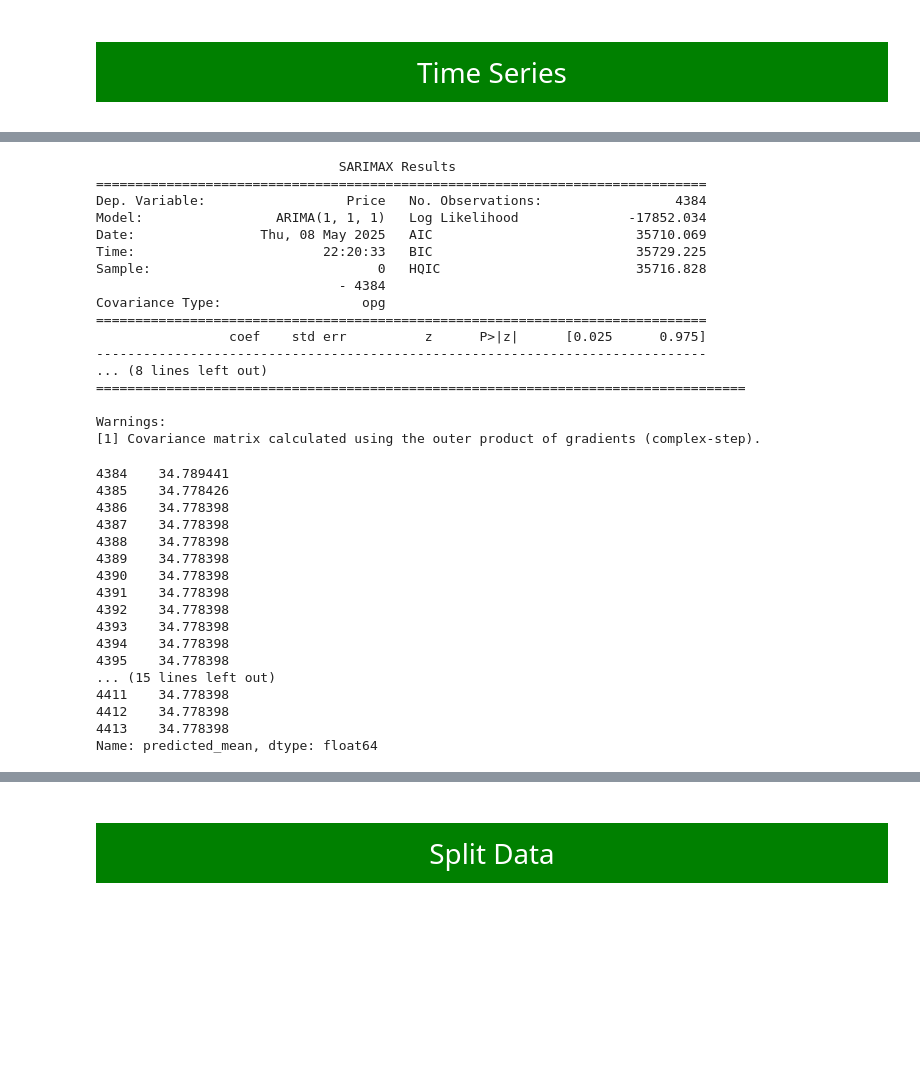
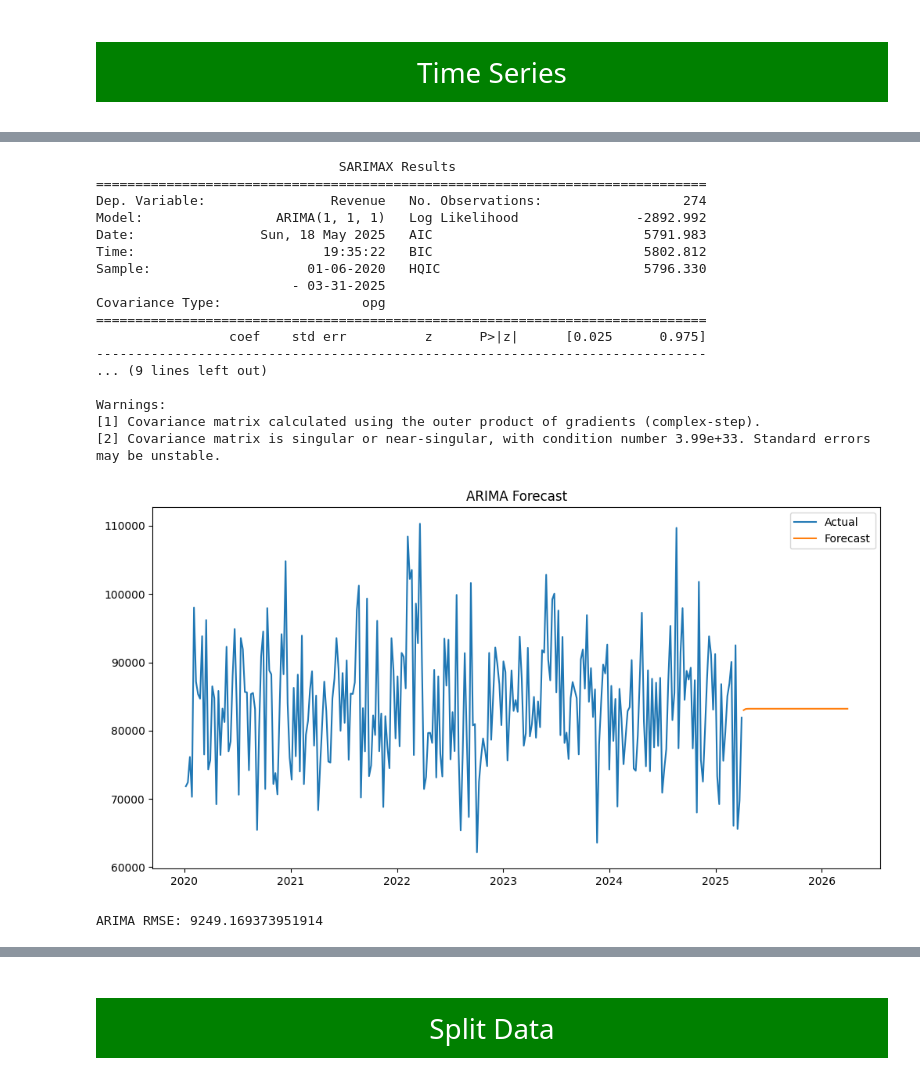
Before and after one commit to Islam-Ragab8/ML-, a Jupyter notebook: supplement-sales-data.ipynb, the cells around one changed output, grey strips where cells are left out. Cells and saved outputs as stored; diff of their text form; code cells hidden in the pictures; blank space fills up the shorter version.

Commit message:
Kaggle Notebook | LightGBM & Time Series | Version 2

```diff
--- a/supplement-sales-data.ipynb
+++ b/supplement-sales-data.ipynb
@@ -252,52 +292,58 @@ plt.show()
 # %%
 # Fit ARIMA model
-model = ARIMA(df['Price'], order=(1, 1, 1))
-model_fit = model.fit()
-print(model_fit.summary())
+model = ARIMA(weekly_sales, order=(1,1,1))  # مثال: (p,d,q) = (2,1,2)       p--> AR     q--->MA
+arima = model.fit()
+
+print(arima.summary())
 # %% [output]
                                SARIMAX Results
 ==============================================================================
-Dep. Variable:                  Price   No. Observations:                 4384
-Model:                 ARIMA(1, 1, 1)   Log Likelihood              -17852.034
-Date:                Thu, 08 May 2025   AIC                          35710.069
-Time:                        22:20:33   BIC                          35729.225
-Sample:                             0   HQIC                         35716.828
-                               - 4384
+Dep. Variable:                Revenue   No. Observations:                  274
+Model:                 ARIMA(1, 1, 1)   Log Likelihood               -2892.992
+Date:                Sun, 18 May 2025   AIC                           5791.983
+Time:                        19:35:22   BIC                           5802.812
+Sample:                    01-06-2020   HQIC                          5796.330
+                         - 03-31-2025
 Covariance Type:                  opg
 ==============================================================================
                  coef    std err          z      P>|z|      [0.025      0.975]
 ------------------------------------------------------------------------------
-... (8 lines left out)
-===================================================================================
+... (9 lines left out)
 
 Warnings:
 [1] Covariance matrix calculated using the outer product of gradients (complex-step).
+[2] Covariance matrix is singular or near-singular, with condition number 3.99e+33. Standard errors may be unstable.
 # %%
 # Forecast next 30 days
-forecast = model_fit.forecast(steps=30)
-forecast
+forecast = arima.forecast(steps=52)
+# forecast
-# %% [output]
-4384    34.789441
-4385    34.778426
-4386    34.778398
-4387    34.778398
-4388    34.778398
-4389    34.778398
-4390    34.778398
-4391    34.778398
-4392    34.778398
-4393    34.778398
-4394    34.778398
-4395    34.778398
-... (15 lines left out)
-4411    34.778398
-4412    34.778398
-4413    34.778398
-Name: predicted_mean, dtype: float64
 # %%
-# plt.figure(figsize=(12, 5))
-# plt.plot(df['Price'].loc[4353:], label='Historical')
-# plt.plot(forecast, label='Forecast',linestyle='--' )
-# plt.title('Sales Forecast')
-# plt.legend()
-# plt.show()
+# plot forcasting
+plt.figure(figsize=(12,6))
+plt.plot(weekly_sales, label='Actual')
+plt.plot(forecast, label='Forecast')
+plt.title('ARIMA Forecast')
+plt.legend()
+plt.show()
+# %% [output]
+[figure, added]
+# %%
+from sklearn.metrics import mean_squared_error
+import numpy as np
+
+# split to train and test
+train = weekly_sales[:int(0.8*len(weekly_sales))]
+test = weekly_sales[int(0.8*len(weekly_sales)):]
+
+# تدريب ARIMA على بيانات التدريب
+arima_model = ARIMA(train, order=(2,1,2))
+arima_fit = arima_model.fit()
+arima_pred = arima_fit.forecast(steps=len(test))
+
+
+# حساب RMSE
+arima_rmse = np.sqrt(mean_squared_error(test, arima_pred))
+
+print(f'ARIMA RMSE: {arima_rmse}')
+# %% [output]
+ARIMA RMSE: 9249.169373951914
```
Also changed, not shown: parts of 11 cells of this notebook.
